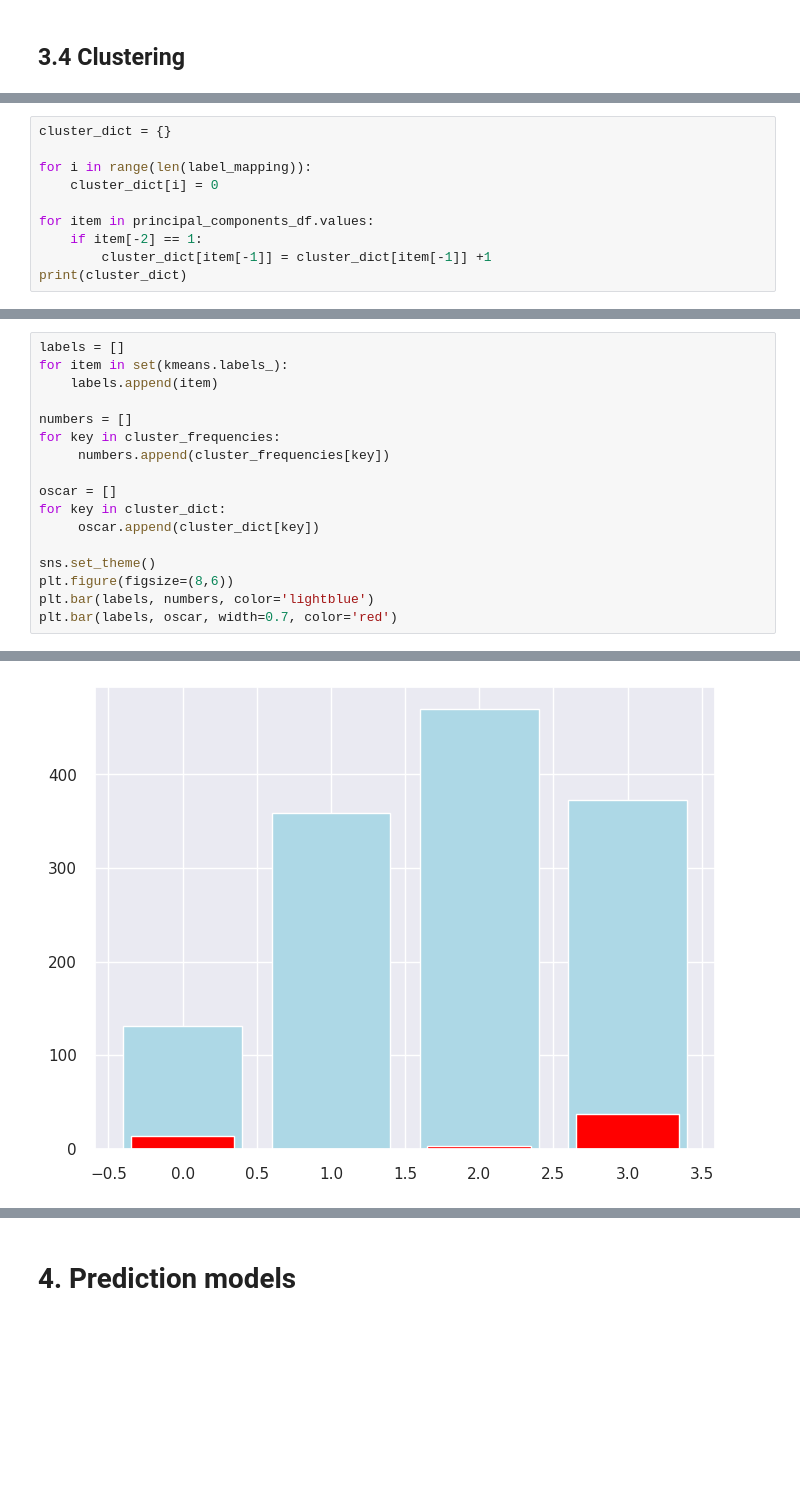
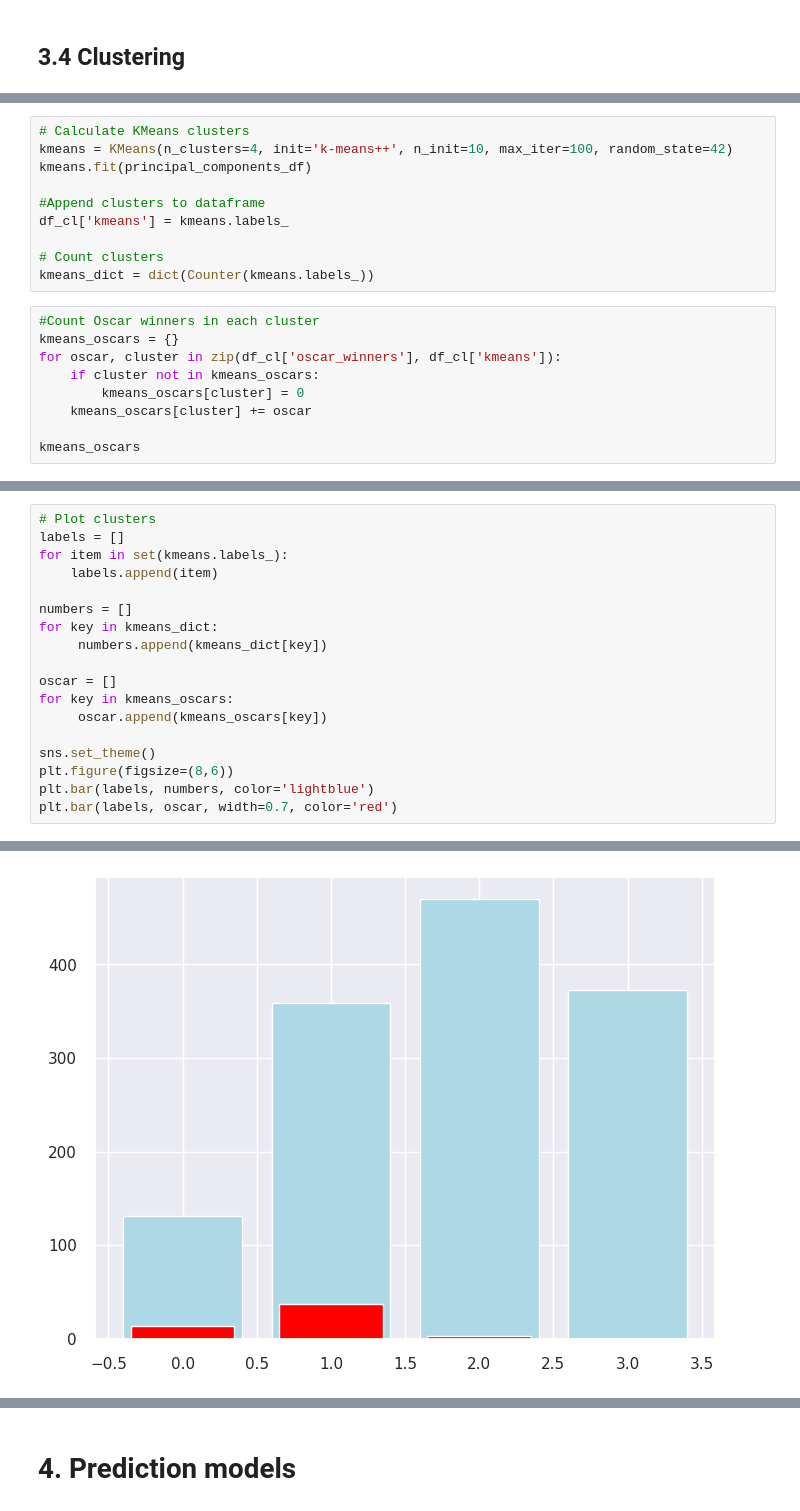
Before and after one commit to AAleksandros/HUA-DIT-Data-mining-project, a Jupyter notebook: project.ipynb, the cells around one changed output, grey strips where cells are left out. Cells and saved outputs as stored; diff of their text form; blank space fills up the shorter version.

```diff
--- a/project.ipynb
+++ b/project.ipynb
@@ -673,10 +579,0 @@ Counter({2: 470, 1: 373, 3: 359, 0: 131})
-# %%
-cluster_dict = {}
-
-for i in range(len(label_mapping)):
-    cluster_dict[i] = 0
-
-for item in principal_components_df.values:
-    if item[-2] == 1:
-        cluster_dict[item[-1]] = cluster_dict[item[-1]] +1
-print(cluster_dict)
@@ -684,0 +604,19 @@ print(cluster_dict)
+# %%
+# Calculate KMeans clusters
+kmeans = KMeans(n_clusters=4, init='k-means++', n_init=10, max_iter=100, random_state=42)
+kmeans.fit(principal_components_df)
+
+#Append clusters to dataframe
+df_cl['kmeans'] = kmeans.labels_
+
+# Count clusters
+kmeans_dict = dict(Counter(kmeans.labels_))
+# %%
+#Count Oscar winners in each cluster
+kmeans_oscars = {}
+for oscar, cluster in zip(df_cl['oscar_winners'], df_cl['kmeans']):
+    if cluster not in kmeans_oscars:
+        kmeans_oscars[cluster] = 0
+    kmeans_oscars[cluster] += oscar
+
+kmeans_oscars
@@ -685,20 +625,21 @@ print(cluster_dict)
 # %%
+# Plot clusters
 labels = []
 for item in set(kmeans.labels_):
     labels.append(item)
 
 numbers = []
-for key in cluster_frequencies:
-     numbers.append(cluster_frequencies[key])
+for key in kmeans_dict:
+     numbers.append(kmeans_dict[key])
 
 oscar = []
-for key in cluster_dict:
-     oscar.append(cluster_dict[key])
+for key in kmeans_oscars:
+     oscar.append(kmeans_oscars[key])
 
 sns.set_theme()
 plt.figure(figsize=(8,6))
 plt.bar(labels, numbers, color='lightblue')
 plt.bar(labels, oscar, width=0.7, color='red')
 # %% [output]
 <BarContainer object of 4 artists>
-[figure, old version]
+[figure, new version]
```
Also changed, not shown: parts of 82 cells of this notebook, 1 other file.
